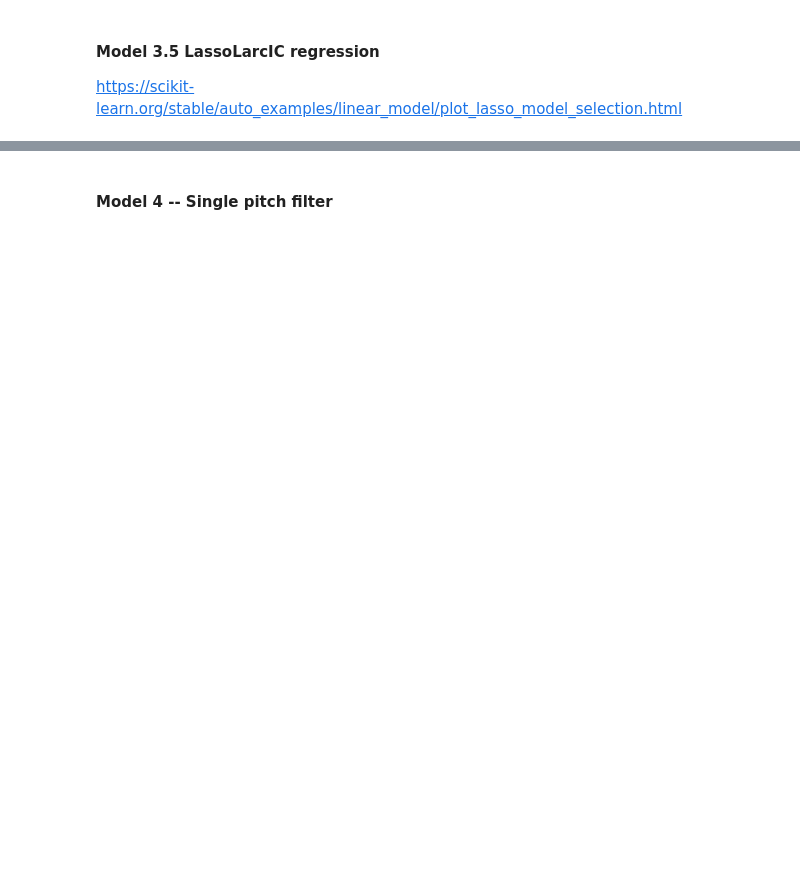
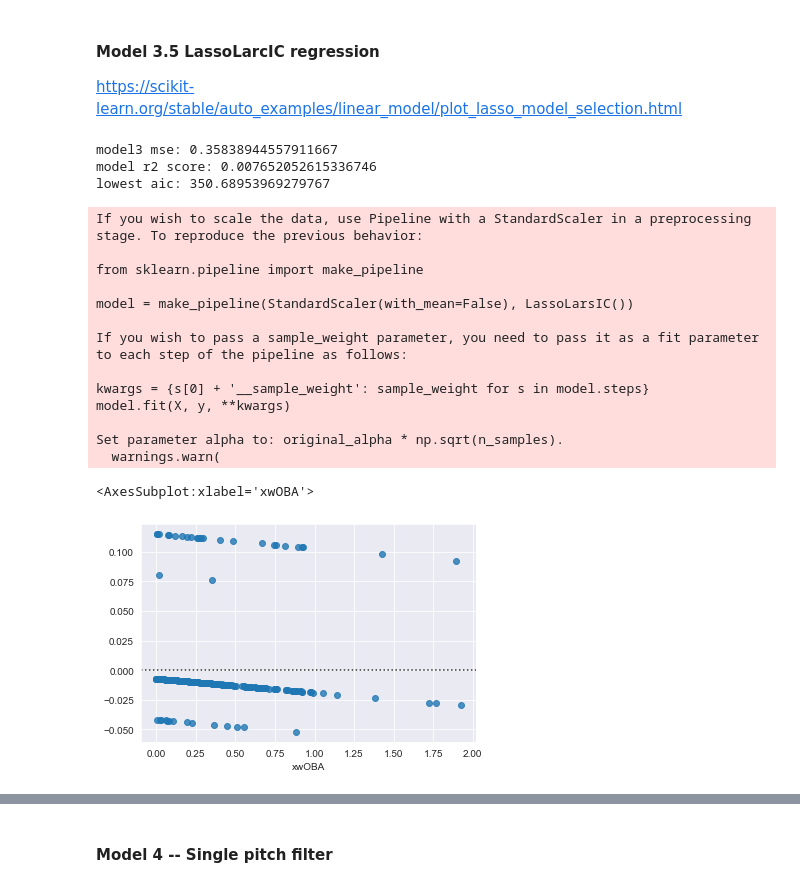
Before and after one commit to trpubz/DBacksAnalysis, a Jupyter notebook: 3Data Prep_Modeling/Data_Reg.ipynb, the cells around one changed output, grey strips where cells are left out. Saved outputs shown, nothing was run; the diff lists cells and outputs as text; code cells hidden in the pictures; blank space fills up the shorter version.

```diff
--- a/3Data Prep_Modeling/Data_Reg.ipynb
+++ b/3Data Prep_Modeling/Data_Reg.ipynb
@@ -327,31 +455,50 @@ https://scikit-learn.org/stable/auto_examples/linear_model/plot_lasso_model_sele
 # %%
 from sklearn.linear_model import LassoLarsIC
 from sklearn.pipeline import make_pipeline
 
 
 model3_feats = ['const', 'release_speed', 'release_spin_rate', 'pfx_x', 'pfx_z', 'pfx_v', 'pitch_type_CH', 'pitch_type_CU', 'pitch_type_FC', 'pitch_type_FF', 'pitch_type_FS', 'pitch_type_KC', 'pitch_type_SI', 'pitch_type_SL', 'zone_1', 'zone_2', 'zone_3', 'zone_4', 'zone_5', 'zone_6', 'zone_7', 'zone_8', 'zone_9', 'zone_11', 'zone_12', 'zone_13', 'zone_14', 'p_throws_R']
 
 lasso_lars_ic = make_pipeline(LassoLarsIC(criterion="aic", fit_intercept=True)).fit(X_train[model3_feats], y=y_train)
 
 y_pred_mod3 = lasso_lars_ic.predict(X_test[model3_feats])
 
 results = pd.DataFrame(
     {
         "alphas": lasso_lars_ic[-1].alphas_,
         "AIC criterion": lasso_lars_ic[-1].criterion_,
     }
 ).set_index("alphas")
 alpha_aic = lasso_lars_ic[-1].alpha_
 
 m3_mse = mean_squared_error(y_test, y_pred_mod3, squared=False)
 print(f"model3 mse: {m3_mse}")
 
 m3_r2 = r2_score(y_test, y_pred_mod3)
 print(f"model r2 score: {m3_r2}")
 
 print(f"lowest aic: {lasso_lars_ic[-1].criterion_.min()}")
 
-sns.residplot(y_test, y_pred_mod3)
+sns.residplot(x=y_test, y=y_pred_mod3)
+# %% [output]
+model3 mse: 0.35838944557911667
+model r2 score: 0.007652052615336746
+lowest aic: 350.68953969279767
+If you wish to scale the data, use Pipeline with a StandardScaler in a preprocessing stage. To reproduce the previous behavior:
+
+from sklearn.pipeline import make_pipeline
+
+model = make_pipeline(StandardScaler(with_mean=False), LassoLarsIC())
+
+If you wish to pass a sample_weight parameter, you need to pass it as a fit parameter to each step of the pipeline as follows:
+
+kwargs = {s[0] + '__sample_weight': sample_weight for s in model.steps}
+model.fit(X, y, **kwargs)
+
+Set parameter alpha to: original_alpha * np.sqrt(n_samples).
+  warnings.warn(
+<AxesSubplot:xlabel='xwOBA'>
+[figure, added]
 # %%
 ax = results.plot()
 ax.vlines(
```
Also changed, not shown: parts of 23 cells of this notebook.
